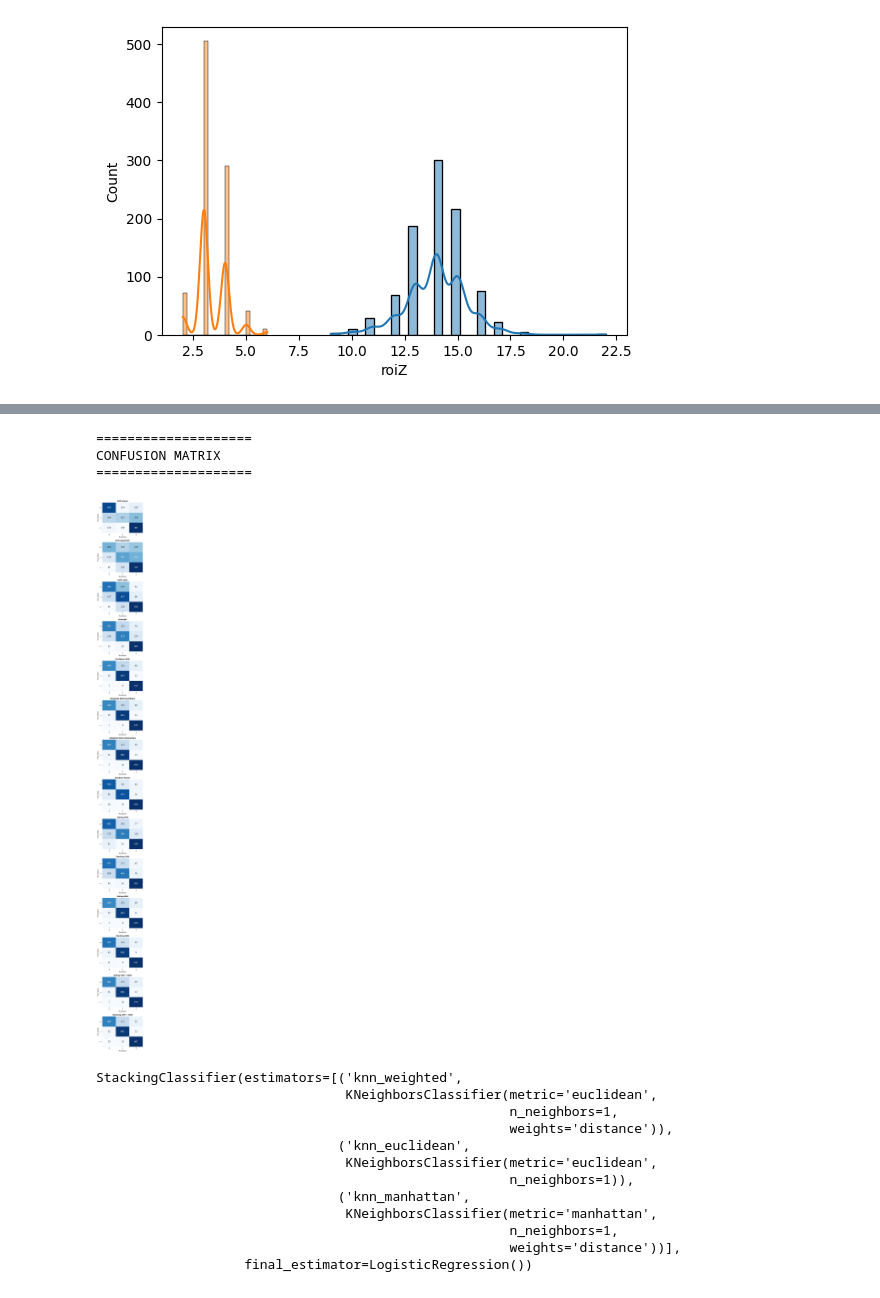
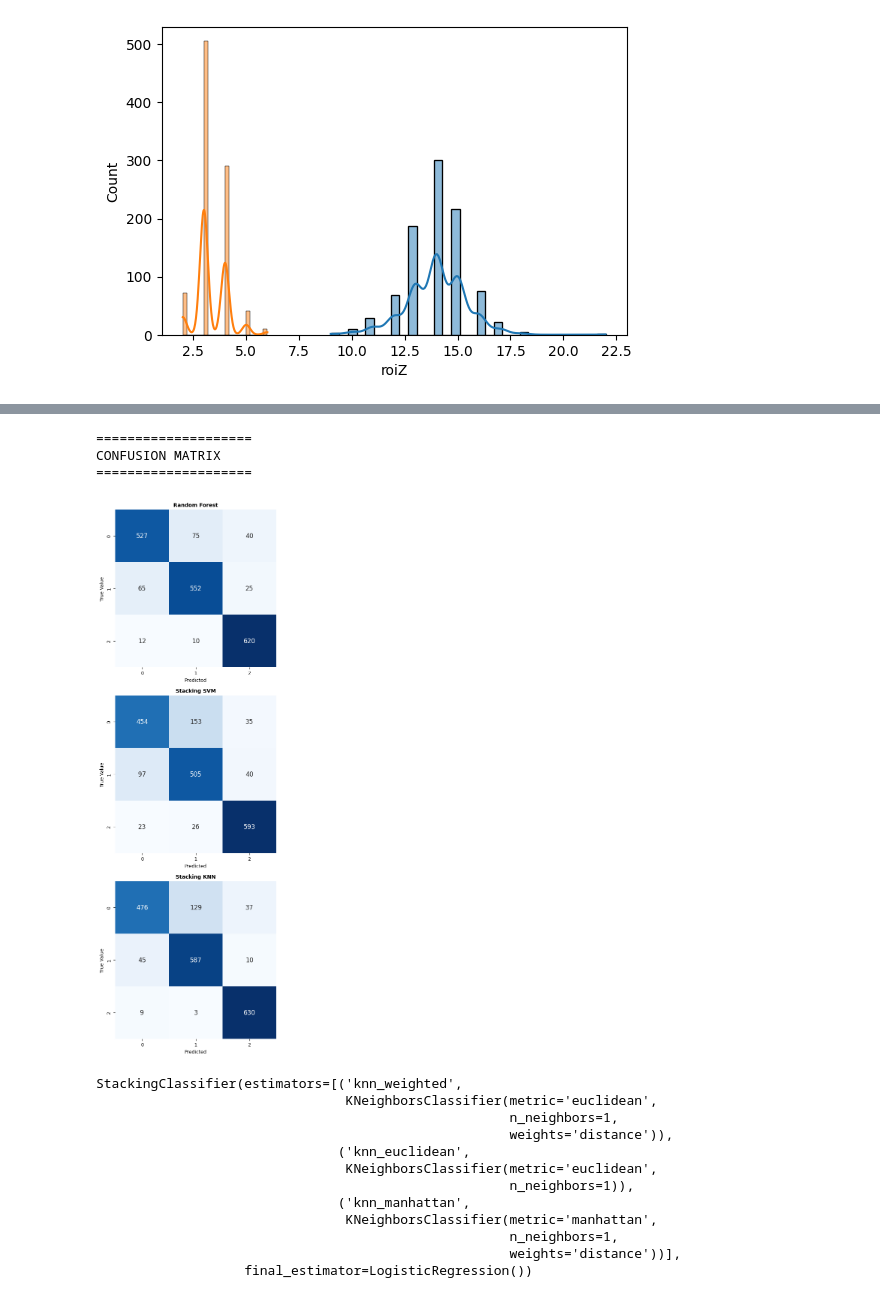
Before and after one commit to stepanusimnuel/acl-classification-ensemble-learning, a Jupyter notebook: train-model.ipynb, the cells around one changed output, grey strips where cells are left out. Cells and saved outputs as stored; diff of their text form; code cells hidden in the pictures.

Commit message:
fix: upload updated train-model and off debug app

```diff
--- a/train-model.ipynb
+++ b/train-model.ipynb
@@ -198,6 +278,6 @@ print(quadratic_scores.mean())
 # %%
 # SVM Cubic
-svm_cubic = SVC(kernel='poly', degree=3, probability=True, random_state=42)
+svm_cubic = SVC(kernel='poly', degree=3, C=10, gamma="scale", probability=True, random_state=42)
 cubic_scores = cross_val_score(svm_cubic, X_resampled, y_resampled, cv=skf, scoring='accuracy')
 print(cubic_scores.mean())
 # %% [output]
@@ -205,6 +285,6 @@ print(cubic_scores.mean())
 # %%
 # SVM RBF
-svm_rbf = SVC(kernel='rbf', probability=True, random_state=42)
+svm_rbf = SVC(kernel='rbf', C=10, gamma="scale", probability=True, random_state=42)
 rbf_scores = cross_val_score(svm_rbf, X_resampled, y_resampled, cv=skf, scoring='accuracy')
 print(rbf_scores.mean())
 # %% [output]
@@ -236,0 +308,20 @@ print(rf_scores.mean())
+# %%
+rf = rf_model = None
+best_score = 0
+
+for n_estimators in [100, 200, 300]:
+  for criterion in ['gini', 'entropy']:
+    for max_depth in [None, 5, 10, 15]:
+      for min_samples_split in [2, 6, 10]:
+        for min_samples_leaf in [1, 2, 4]:
+          model = RandomForestClassifier(n_estimators=n_estimators, criterion=criterion,
+                                      max_depth=max_depth, min_samples_leaf=min_samples_leaf, min_samples_split=min_samples_split,
+                                         random_state=42)
+          scores = cross_val_score(model, X_resampled, y_resampled, cv=skf, scoring='accuracy')
+          print(f"n_estimators: {n_estimators}, criterion: {criterion}, max_depth: {max_depth}, min_samples_split: {min_samples_split}, min_samples_leaf: {min_samples_leaf}, Accuracy: {scores.mean()}")
+
+          if scores.mean() > best_score:
+            rf = rf_model = model
+            best_score = scores.mean()
+
+print(best_score)
@@ -346,3 +427,9 @@ models = {
+# %%
+models = {
+    "Random Forest": rf_model,
+    "Stacking SVM": stacking_svm,
+    "Stacking KNN": stacking_knn
+}
 # %%
 print("====================")
 print("EVALUATION")
@@ -387,35 +474,35 @@ weighted avg     0.8685    0.8589    0.8549      2070
 from sklearn.metrics import confusion_matrix
 
 print("====================")
 print("CONFUSION MATRIX")
 print("====================")
-fig, axes = plt.subplots(14, 1, figsize=(4, 45))
+fig, axes = plt.subplots(3, 1, figsize=(5, 15))
 axes = axes.flatten()
 
 for idx, (name, model) in enumerate(models.items()):
     y_pred = cross_val_predict(model, X_resampled, y_resampled, cv=skf)
     cm = confusion_matrix(y_resampled, y_pred)
 
     sns.heatmap(cm, annot=True, fmt='d', cmap='Blues', cbar=False, ax=axes[idx], annot_kws={'size': 12})
     axes[idx].set_xlabel("Predicted", fontsize=9)
     axes[idx].set_ylabel("True Value", fontsize=9)
     axes[idx].set_title(name, fontsize=10, fontweight="bold")
     axes[idx].set_xticklabels(
       axes[idx].get_xticklabels(),
       fontsize=9,
     )
     axes[idx].set_yticklabels(
       axes[idx].get_yticklabels(),
       fontsize=9,
     )
 
 plt.tight_layout()
 plt.show()
 # %% [output]
 ====================
 CONFUSION MATRIX
 ====================
-[figure, old version]
+[figure, new version]
 # %%
 rf_model.fit(X_resampled, y_resampled)
 stacking_svm.fit(X_resampled, y_resampled)
```
Also changed, not shown: parts of 37 cells of this notebook, 1 other file.
